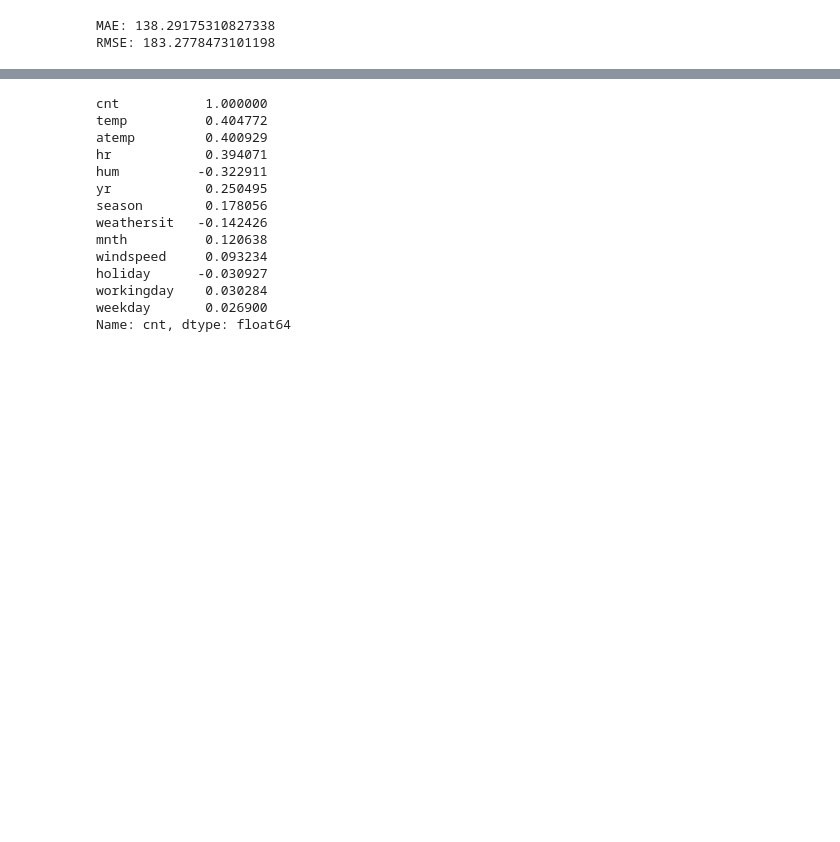
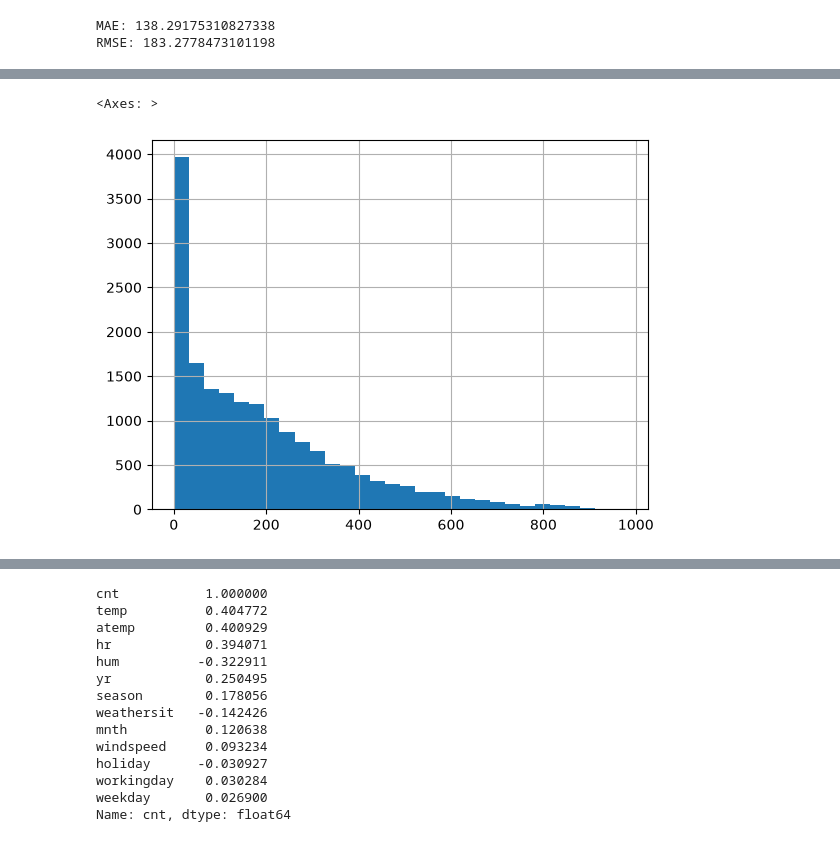
Before and after one commit to VIKI484/Predicting-bike-rentals, a Jupyter notebook: Regression.ipynb, the cells around one changed output, grey strips where cells are left out. Cells and saved outputs as stored; diff of their text form; code cells hidden in the pictures; blank space fills up the shorter version.

```diff
--- a/Regression.ipynb
+++ b/Regression.ipynb
@@ -163,0 +260,5 @@ pd.DataFrame(results).T
+# %%
+hour_df["cnt"].hist(bins=30)  # Visualize the target distribution.
+# %% [output]
+<Axes: >
+[figure, added]
```
Also changed, not shown: parts of 22 cells of this notebook.
